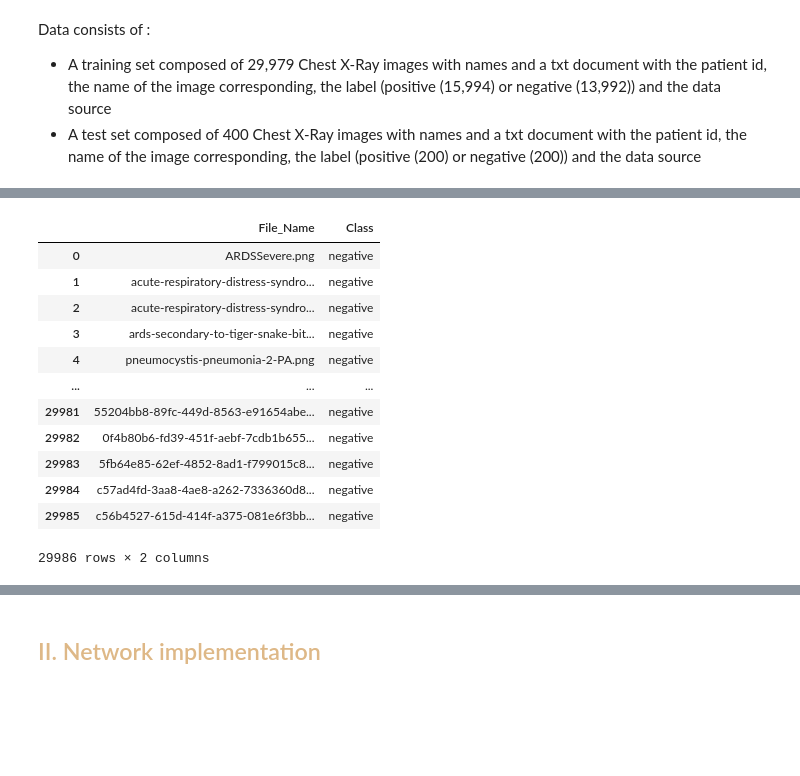
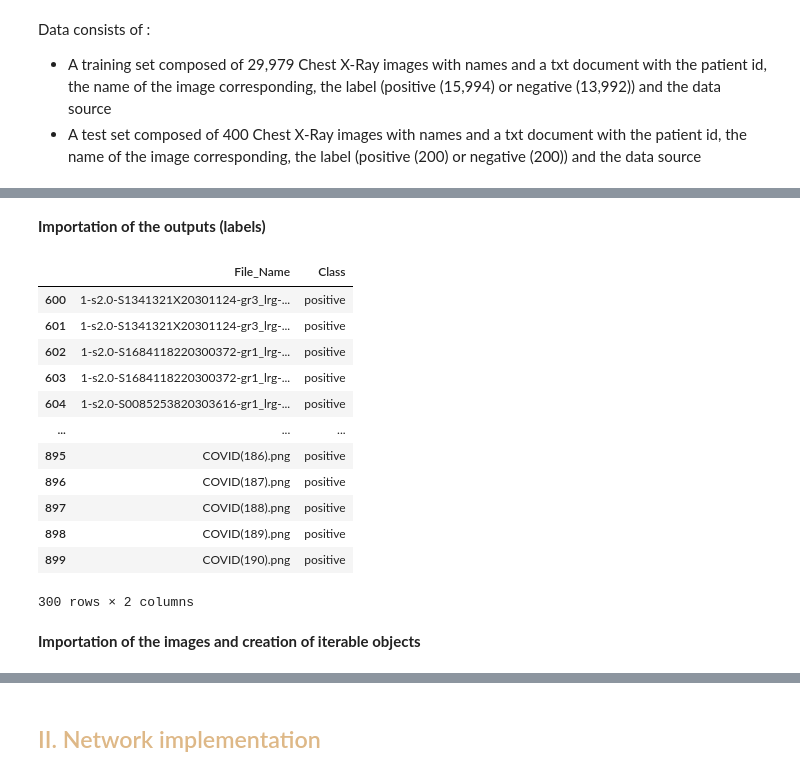
Before and after one commit to alexiaMallet/Team23_Project_CS491, a Jupyter notebook: [Team23]_Project_CS491.ipynb, the cells around one changed output, grey strips where cells are left out. Drawn from its saved outputs; the diff is of its cells as text; code cells hidden in the pictures; blank space fills up the shorter version.

```diff
--- a/[Team23]_Project_CS491.ipynb
+++ b/[Team23]_Project_CS491.ipynb
@@ -112,3 +113,5 @@ Data consists of :
+# %% [markdown]
+__Importation of the outputs (labels)__
 # %%
 path_train = 'C:/Users/Alexia85/Documents/KAIST/Cours/CS491/Project/archive/train.txt'
 train_labels = pd.read_csv(path_train, sep=" ", header=None)
@@ -120,19 +123,21 @@ test_labels = pd.read_csv(path_test, sep=" ", header=None)
 test_labels.columns=['PatientId', 'File_Name', 'Class', 'Data_Source'] # Given in the data description
 test_labels=test_labels.drop(['PatientId', 'Data_Source'], axis=1 ) # Don't need the id of the patient or the data source
 # %%
-train_labels
+train_labels[600:900]
 # %% [output]
 |  | File_Name | Class |
-| 0 | ARDSSevere.png | negative |
-| 1 | acute-respiratory-distress-syndro... | negative |
-| 2 | acute-respiratory-distress-syndro... | negative |
-| 3 | ards-secondary-to-tiger-snake-bit... | negative |
-| 4 | pneumocystis-pneumonia-2-PA.png | negative |
+| 600 | 1-s2.0-S1341321X20301124-gr3_lrg-... | positive |
+| 601 | 1-s2.0-S1341321X20301124-gr3_lrg-... | positive |
+| 602 | 1-s2.0-S1684118220300372-gr1_lrg-... | positive |
+| 603 | 1-s2.0-S1684118220300372-gr1_lrg-... | positive |
+| 604 | 1-s2.0-S0085253820303616-gr1_lrg-... | positive |
 | ... | ... | ... |
-| 29981 | 55204bb8-89fc-449d-8563-e91654abe... | negative |
-| 29982 | 0f4b80b6-fd39-451f-aebf-7cdb1b655... | negative |
-| 29983 | 5fb64e85-62ef-4852-8ad1-f799015c8... | negative |
-| 29984 | c57ad4fd-3aa8-4ae8-a262-7336360d8... | negative |
-| 29985 | c56b4527-615d-414f-a375-081e6f3bb... | negative |
+| 895 | COVID(186).png | positive |
+| 896 | COVID(187).png | positive |
+| 897 | COVID(188).png | positive |
+| 898 | COVID(189).png | positive |
+| 899 | COVID(190).png | positive |
-29986 rows × 2 columns
+300 rows × 2 columns
+# %% [markdown]
+__Importation of the images and creation of iterable objects__
 # %%
```
Also changed, not shown: parts of 46 cells of this notebook.
